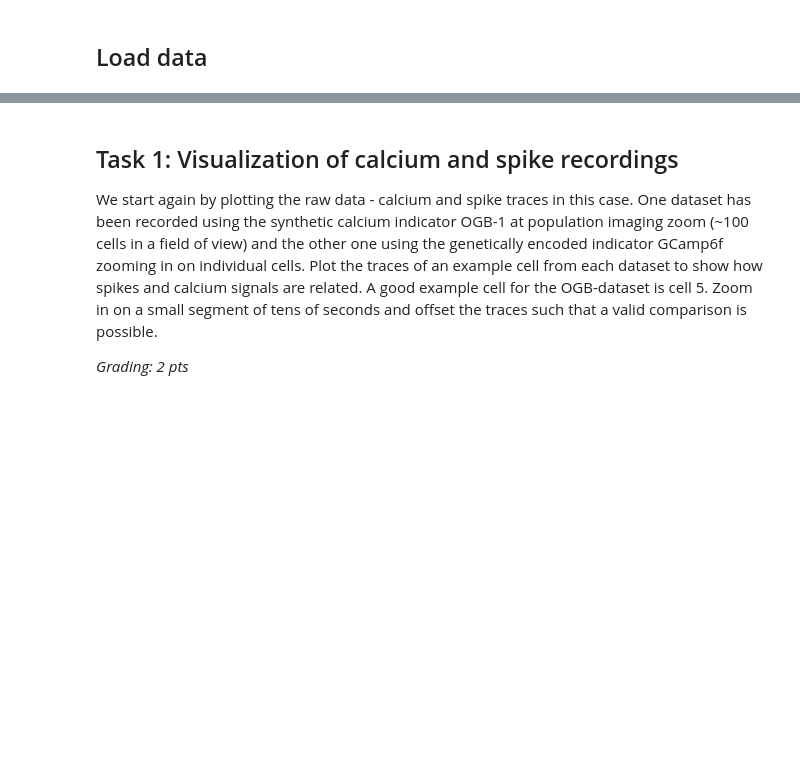
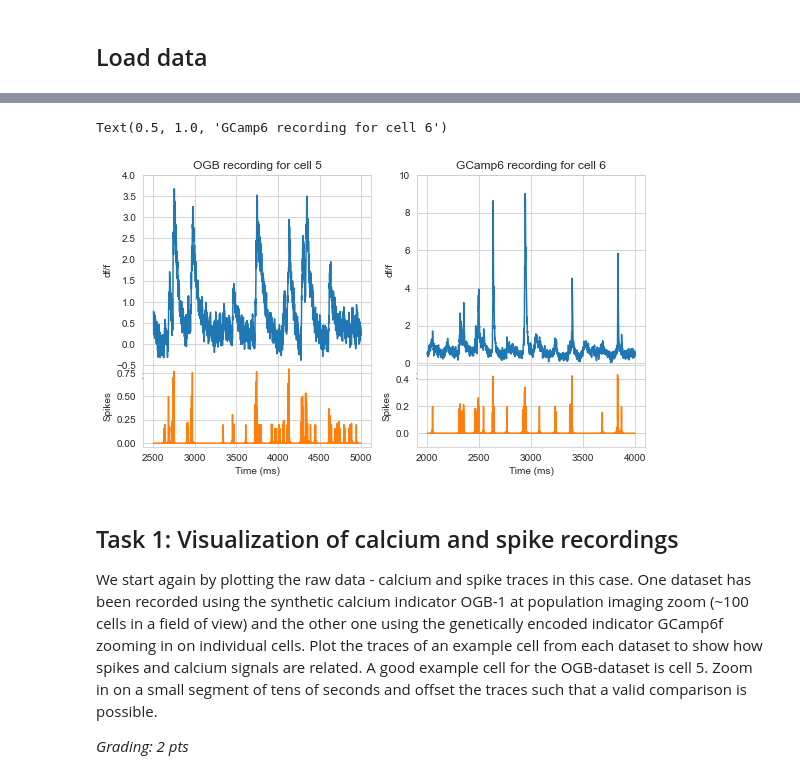
Before and after one commit to mdittschar/NDS, a Jupyter notebook: CodingLab4.ipynb, the cells around one changed output, grey strips where cells are left out. Saved outputs shown, nothing was run; the diff lists cells and outputs as text; code cells hidden in the pictures; blank space fills up the shorter version.

```diff
--- a/CodingLab4.ipynb
+++ b/CodingLab4.ipynb
@@ -26,9 +32,9 @@ sns.set_style('whitegrid')
 ## Load data
 # %%
 # ogb dataset from Theis et al. 2016 Neuron
-ogb_calcium = pd.read_csv('../data/nda_ex_4_ogb_calcium.csv', header=0)
-ogb_spikes = pd.read_csv('../data/nda_ex_4_ogb_spikes.csv', header=0)
+ogb_calcium = pd.read_csv(r'data\nda_ex_4_ogb_calcium.csv', header=0)
+ogb_spikes = pd.read_csv(r'data\nda_ex_4_ogb_spikes.csv', header=0)
 
 # gcamp dataset from Chen et al. 2013 Nature
-gcamp_calcium = pd.read_csv('../data/nda_ex_4_gcamp2_calcium.csv', header=0)
-gcamp_spikes = pd.read_csv('../data/nda_ex_4_gcamp2_spikes.csv', header=0)
+gcamp_calcium = pd.read_csv(r'data\nda_ex_4_gcamp2_calcium.csv', header=0)
+gcamp_spikes = pd.read_csv(r'data\nda_ex_4_gcamp2_spikes.csv', header=0)
@@ -38,0 +61,6 @@ ogb_calcium.shape, ogb_spikes.shape, gcamp_calcium.shape, gcamp_spikes.shape
+# %%
+ogb_calcium = pd.DataFrame(signal.decimate(ogb_calcium, 4, axis=0))
+ogb_spikes = pd.DataFrame(np.clip(signal.decimate(ogb_spikes, 4, axis=0),0, None))
+
+gcamp_calcium = pd.DataFrame(signal.decimate(gcamp_calcium, 4, axis=0))
+gcamp_spikes = pd.DataFrame(np.clip(signal.decimate(gcamp_spikes, 4, axis=0), 0, None))
@@ -39,3 +83,32 @@ ogb_calcium.shape, ogb_spikes.shape, gcamp_calcium.shape, gcamp_spikes.shape
+# %%
+fig = plt.figure(figsize=(9,5))
+
+gs = fig.add_gridspec(2,2, height_ratios=[.7,.3] ,hspace=0)
+
+ax1 = fig.add_subplot(gs[0, 0])
+ax2 = fig.add_subplot(gs[1, 0])
+ax3 = fig.add_subplot(gs[0, 1])
+ax4 = fig.add_subplot(gs[1, 1])
+ax1.plot(ogb_calcium[4][2500:5000])
+ax2.plot(ogb_spikes[4][2500:5000], color="#ff7f0e")
+ax3.plot(gcamp_calcium[5][2000:4000])
+#ax1.set_xlim(10000,20000)
+#ax3.set_xlim(8000,17000)
+ax1.set_ylim(-.5,4)
+ax4.plot(gcamp_spikes[5][2000:4000], color="#ff7f0e")
+ax1.set_ylabel("df/f")
+ax2.set_ylabel("Spikes")
+ax3.set_ylabel("df/f")
+ax4.set_ylabel("Spikes")
+ax4.set_ylim(-.1, .5)
+ax3.set_ylim(-.1, 10)
+ax2.set_xlabel("Time (ms)")
+ax4.set_xlabel("Time (ms)")
+ax1.set_title("OGB recording for cell 5")
+ax3.set_title("GCamp6 recording for cell 6")
+# %% [output]
+Text(0.5, 1.0, 'GCamp6 recording for cell 6')
+[figure, added]
 # %%
 ogb_spikes.head()
 # %% [markdown]
```
Also changed, not shown: parts of 11 cells of this notebook.
